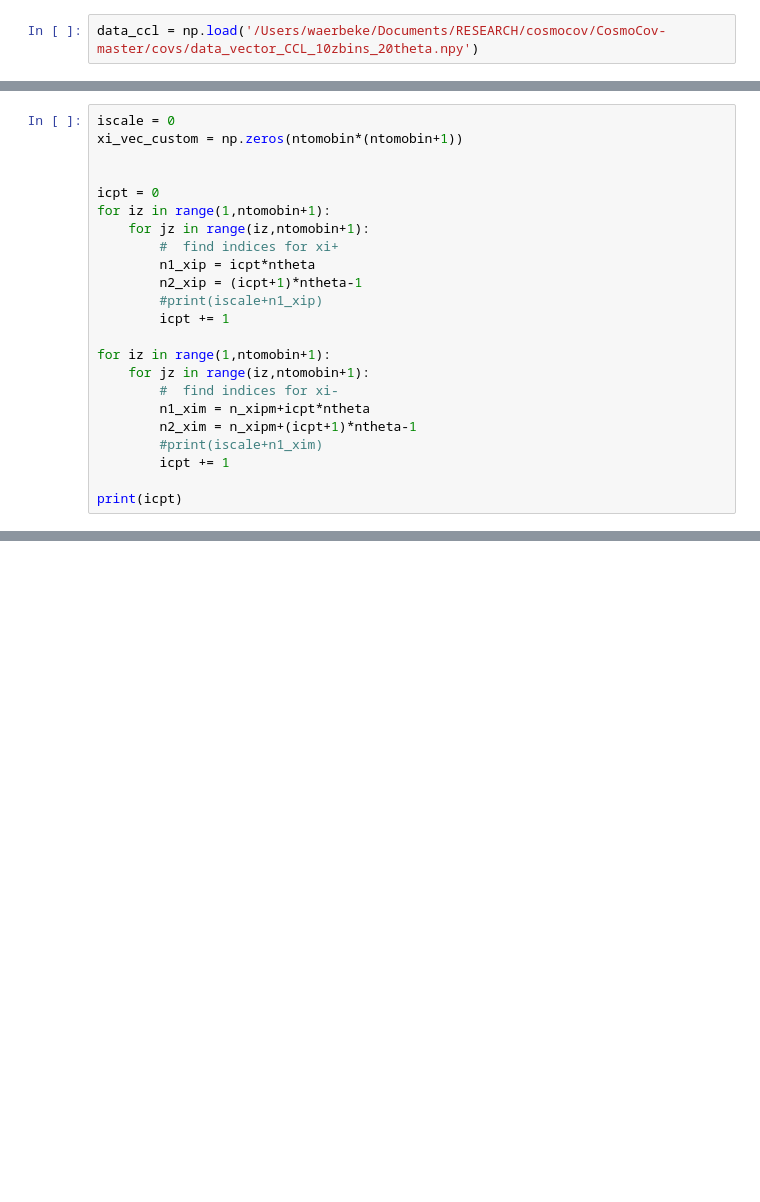
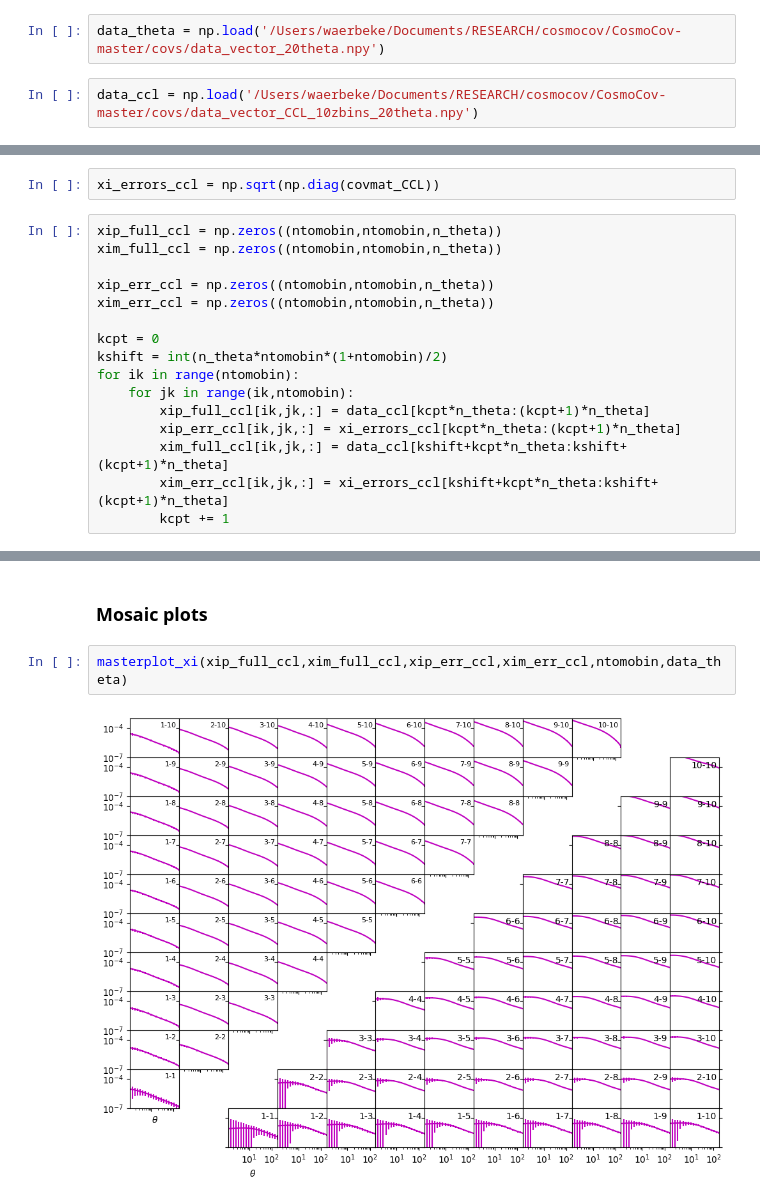
Before and after one commit to lvanwaerbeke/BNT, a Jupyter notebook: bnt_coeffs.ipynb, the cells around one changed output, grey strips where cells are left out. Cells and saved outputs as stored; diff of their text form; blank space fills up the shorter version.

```diff
--- a/bnt_coeffs.ipynb
+++ b/bnt_coeffs.ipynb
@@ -510,2 +482,4 @@ plt.yscale('log')
+# %%
+data_theta = np.load('/Users/waerbeke/Documents/RESEARCH/cosmocov/CosmoCov-master/covs/data_vector_20theta.npy')
 # %%
 data_ccl = np.load('/Users/waerbeke/Documents/RESEARCH/cosmocov/CosmoCov-master/covs/data_vector_CCL_10zbins_20theta.npy')
@@ -672,23 +543,0 @@ for iz in range(1,ntomobin+1):
-# %%
-iscale = 0
-xi_vec_custom = np.zeros(ntomobin*(ntomobin+1))
-
-
-icpt = 0
-for iz in range(1,ntomobin+1):
-    for jz in range(iz,ntomobin+1):
-        #  find indices for xi+
-        n1_xip = icpt*ntheta
-        n2_xip = (icpt+1)*ntheta-1
-        #print(iscale+n1_xip)
-        icpt += 1
-
-for iz in range(1,ntomobin+1):
-    for jz in range(iz,ntomobin+1):
-        #  find indices for xi-
-        n1_xim = n_xipm+icpt*ntheta
-        n2_xim = n_xipm+(icpt+1)*ntheta-1
-        #print(iscale+n1_xim)
-        icpt += 1
-
-print(icpt)
@@ -781,0 +634,18 @@ plt.plot(covariance[0:9,0])
+# %%
+xi_errors_ccl = np.sqrt(np.diag(covmat_CCL))
+# %%
+xip_full_ccl = np.zeros((ntomobin,ntomobin,n_theta))
+xim_full_ccl = np.zeros((ntomobin,ntomobin,n_theta))
+
+xip_err_ccl = np.zeros((ntomobin,ntomobin,n_theta))
+xim_err_ccl = np.zeros((ntomobin,ntomobin,n_theta))
+
+kcpt = 0
+kshift = int(n_theta*ntomobin*(1+ntomobin)/2)
+for ik in range(ntomobin):
+    for jk in range(ik,ntomobin):
+        xip_full_ccl[ik,jk,:] = data_ccl[kcpt*n_theta:(kcpt+1)*n_theta]
+        xip_err_ccl[ik,jk,:] = xi_errors_ccl[kcpt*n_theta:(kcpt+1)*n_theta]
+        xim_full_ccl[ik,jk,:] = data_ccl[kshift+kcpt*n_theta:kshift+(kcpt+1)*n_theta]
+        xim_err_ccl[ik,jk,:] = xi_errors_ccl[kshift+kcpt*n_theta:kshift+(kcpt+1)*n_theta]
+        kcpt += 1
@@ -781,0 +675,6 @@ plt.plot(covariance[0:9,0])
+# %% [markdown]
+### Mosaic plots
+# %%
+masterplot_xi(xip_full_ccl,xim_full_ccl,xip_err_ccl,xim_err_ccl,ntomobin,data_theta)
+# %% [output]
+[figure, added]
```
Also changed, not shown: parts of 71 cells of this notebook, 13 other files.
